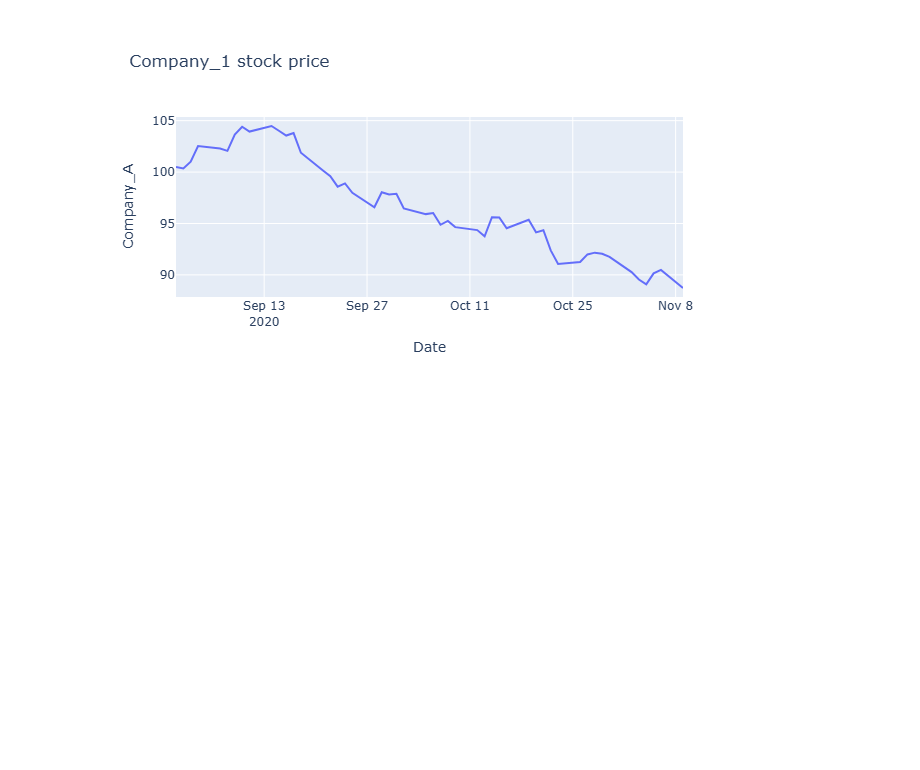
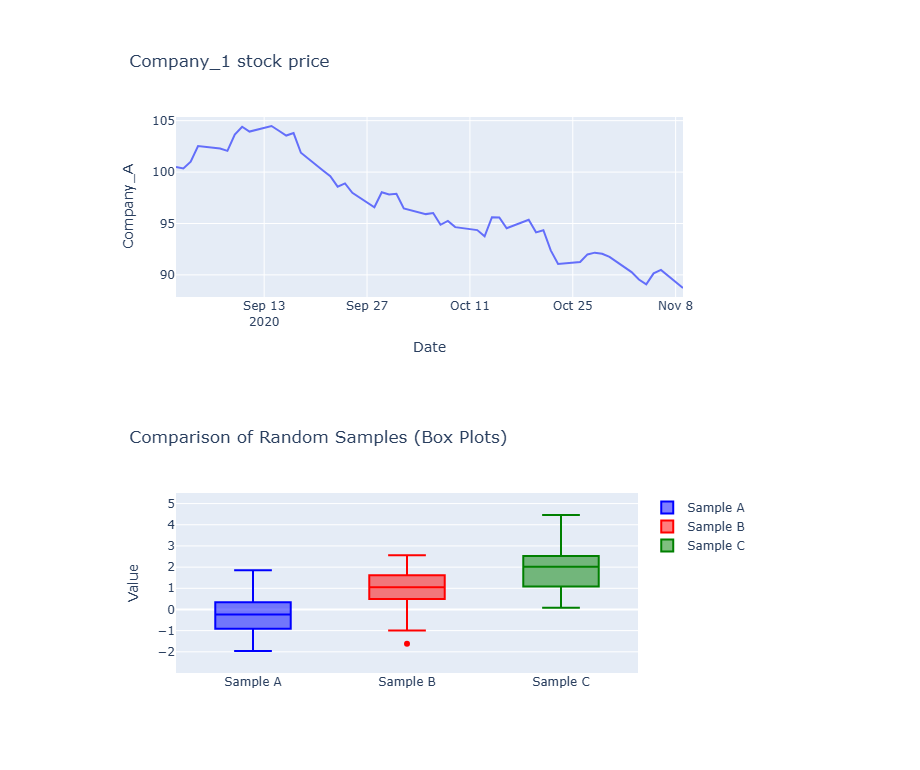
Before and after one commit to Rabinnnn/Visualizations, a Jupyter notebook: visualizations.ipynb, the cells around one changed output. Saved outputs shown, nothing was run; the diff lists cells and outputs as text; code cells hidden in the pictures; blank space fills up the shorter version.

Commit message:
feat: plot Box Plots

```diff
--- a/visualizations.ipynb
+++ b/visualizations.ipynb
@@ -197,3 +197,56 @@ fig_go = go.Figure(data=[trace], layout=layout)
 fig_go.show()
 # %% [output]
 [figure]
+# %%
+import numpy as np
+import plotly.graph_objects as go
+
+# 1. Data Generation
+np.random.seed(42) # Set seed for reproducibility
+y0 = np.random.randn(50)
+y1 = np.random.randn(50) + 1
+y2 = np.random.randn(50) + 2
+
+# 2. Define the exact Y-axis tick values from the image
+y_tick_values = [-2, -1, 0, 1, 2, 3, 4, 5]
+
+# 3. Create the figure object and add traces
+fig = go.Figure()
+
+fig.add_trace(go.Box(
+    y=y0,
+    name='Sample A',
+    marker_color='blue'
+))
+
+fig.add_trace(go.Box(
+    y=y1,
+    name='Sample B',
+    marker_color='red'
+))
+
+fig.add_trace(go.Box(
+    y=y2,
+    name='Sample C',
+    marker_color='green'
+))
+
+# 4. Update the layout to include the title, legend, and custom Y-axis settings
+fig.update_layout(
+    title='Comparison of Random Samples (Box Plots)',
+    showlegend=True,
+
+    # --- Custom Y-Axis Settings ---
+    yaxis=dict(
+        tickmode='array',      # Use a specified array of tick values
+        tickvals=y_tick_values, # The list of values to place ticks at
+        range=[-3, 5.5],       # Optional: Set the visible range to match the image's extent
+        title='Value'
+    )
+    # ------------------------------
+)
+
+# 5. Display the plot
+fig.show()
+# %% [output]
+[figure, added]
```
